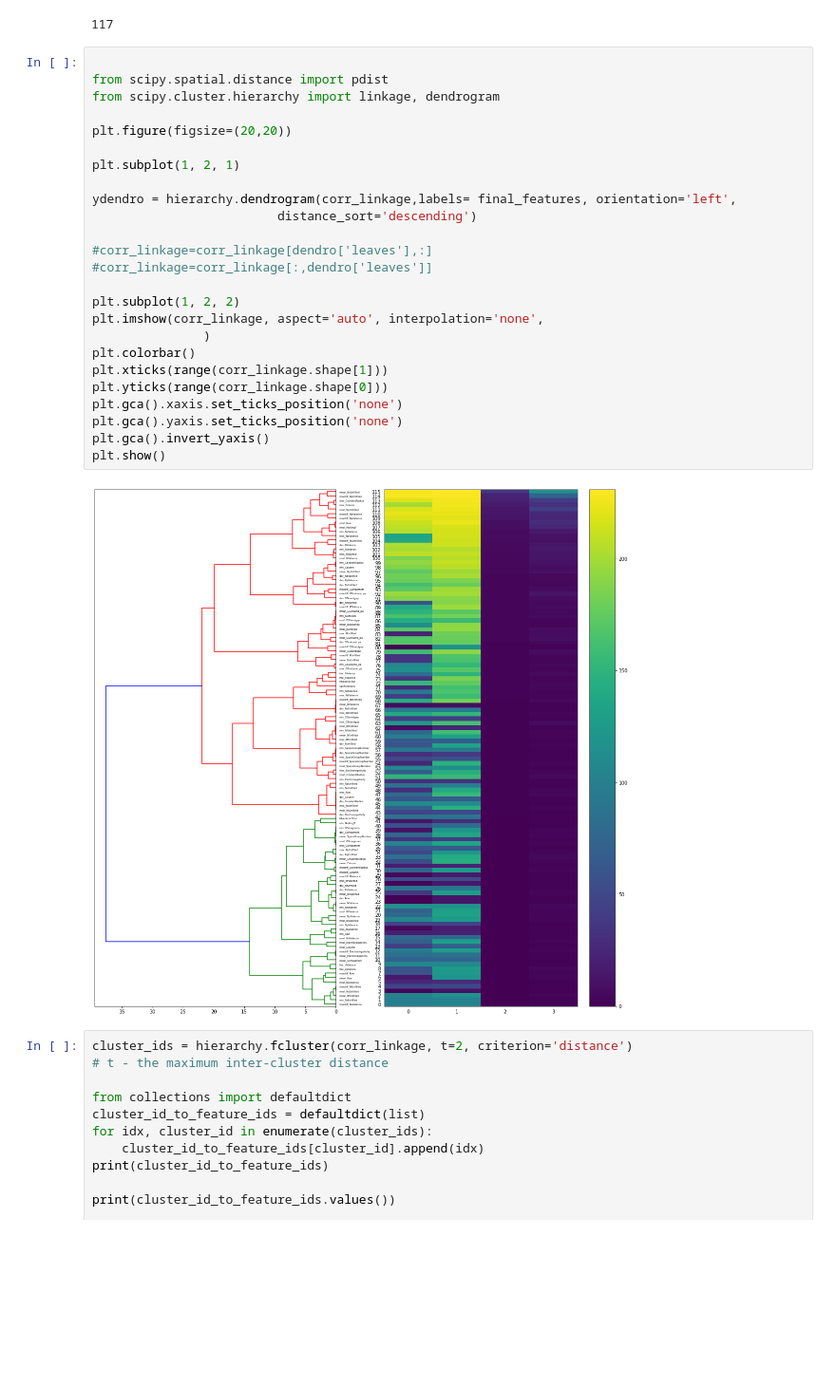
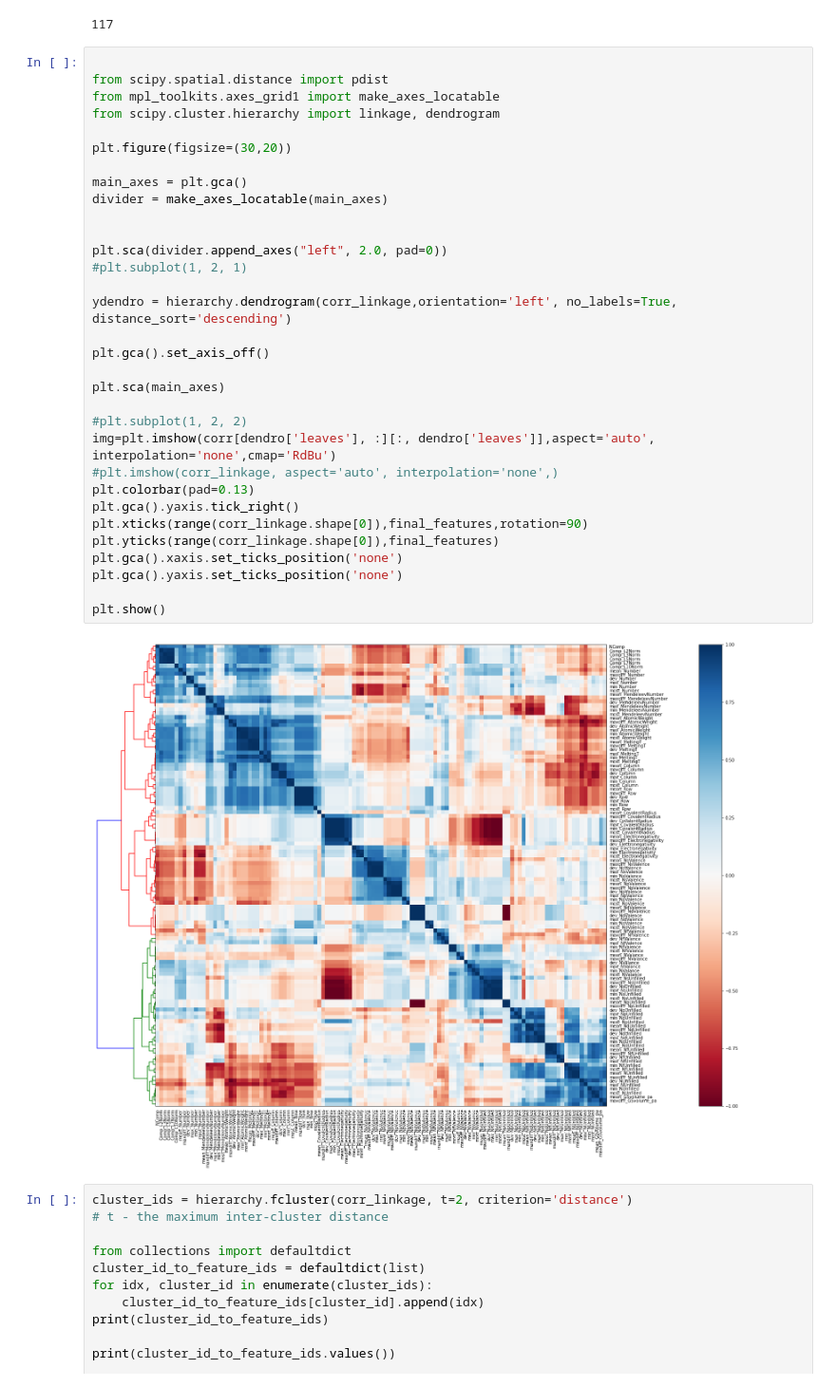
Before and after one commit to SUNWOUNG/HOMEWORK, a Jupyter notebook: project1.ipynb, the cells around one changed output. Shown at 95% size. Saved outputs shown, nothing was run; the diff lists cells and outputs as text; blank space fills up the shorter version.

```diff
--- a/project1.ipynb
+++ b/project1.ipynb
@@ -142,30 +144,37 @@ len(dendro['leaves'])
 # %%
 
 from scipy.spatial.distance import pdist
+from mpl_toolkits.axes_grid1 import make_axes_locatable
 from scipy.cluster.hierarchy import linkage, dendrogram
 
-plt.figure(figsize=(20,20))
+plt.figure(figsize=(30,20))
 
-plt.subplot(1, 2, 1)
+main_axes = plt.gca()
+divider = make_axes_locatable(main_axes)
 
-ydendro = hierarchy.dendrogram(corr_linkage,labels= final_features, orientation='left',
-                         distance_sort='descending')
 
-#corr_linkage=corr_linkage[dendro['leaves'],:]
-#corr_linkage=corr_linkage[:,dendro['leaves']]
+plt.sca(divider.append_axes("left", 2.0, pad=0))
+#plt.subplot(1, 2, 1)
 
-plt.subplot(1, 2, 2)
-plt.imshow(corr_linkage, aspect='auto', interpolation='none',
-               )
-plt.colorbar()
-plt.xticks(range(corr_linkage.shape[1]))
-plt.yticks(range(corr_linkage.shape[0]))
+ydendro = hierarchy.dendrogram(corr_linkage,orientation='left', no_labels=True, distance_sort='descending')
+
+plt.gca().set_axis_off()
+
+plt.sca(main_axes)
+
+#plt.subplot(1, 2, 2)
+img=plt.imshow(corr[dendro['leaves'], :][:, dendro['leaves']],aspect='auto', interpolation='none',cmap='RdBu')
+#plt.imshow(corr_linkage, aspect='auto', interpolation='none',)
+plt.colorbar(pad=0.13)
+plt.gca().yaxis.tick_right()
+plt.xticks(range(corr_linkage.shape[0]),final_features,rotation=90)
+plt.yticks(range(corr_linkage.shape[0]),final_features)
 plt.gca().xaxis.set_ticks_position('none')
 plt.gca().yaxis.set_ticks_position('none')
-plt.gca().invert_yaxis()
+
 plt.show()
 # %% [output]
-[figure, old version]
+[figure, new version]
 # %%
 cluster_ids = hierarchy.fcluster(corr_linkage, t=2, criterion='distance')
 # t - the maximum inter-cluster distance
```
Also changed, not shown: parts of 8 cells of this notebook.
